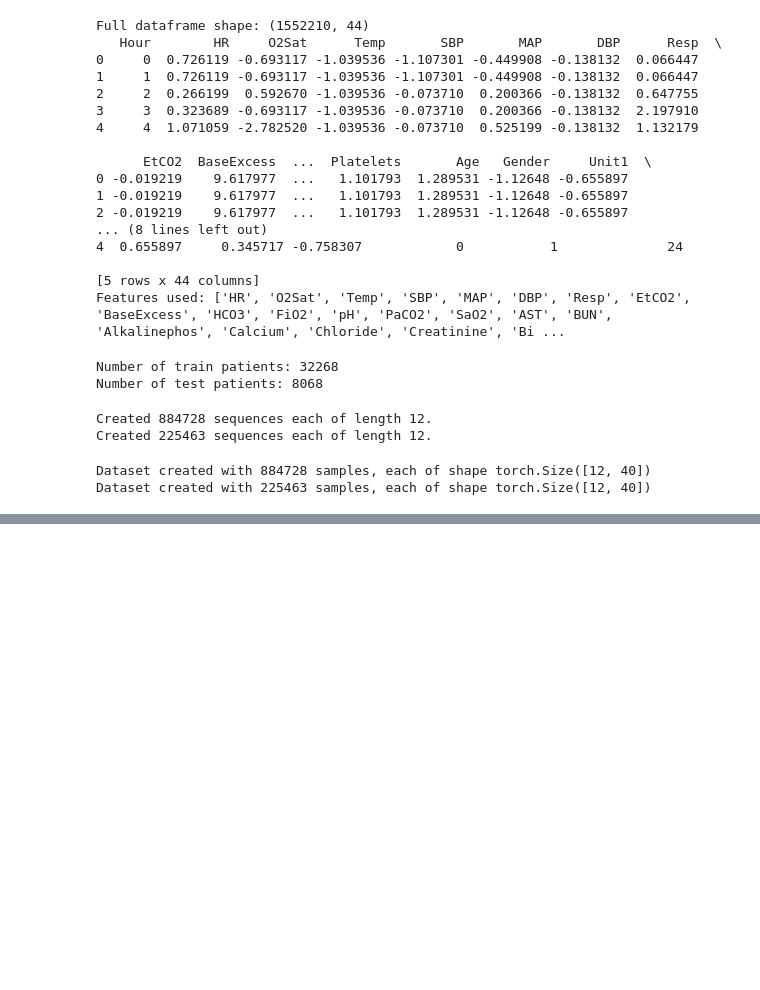
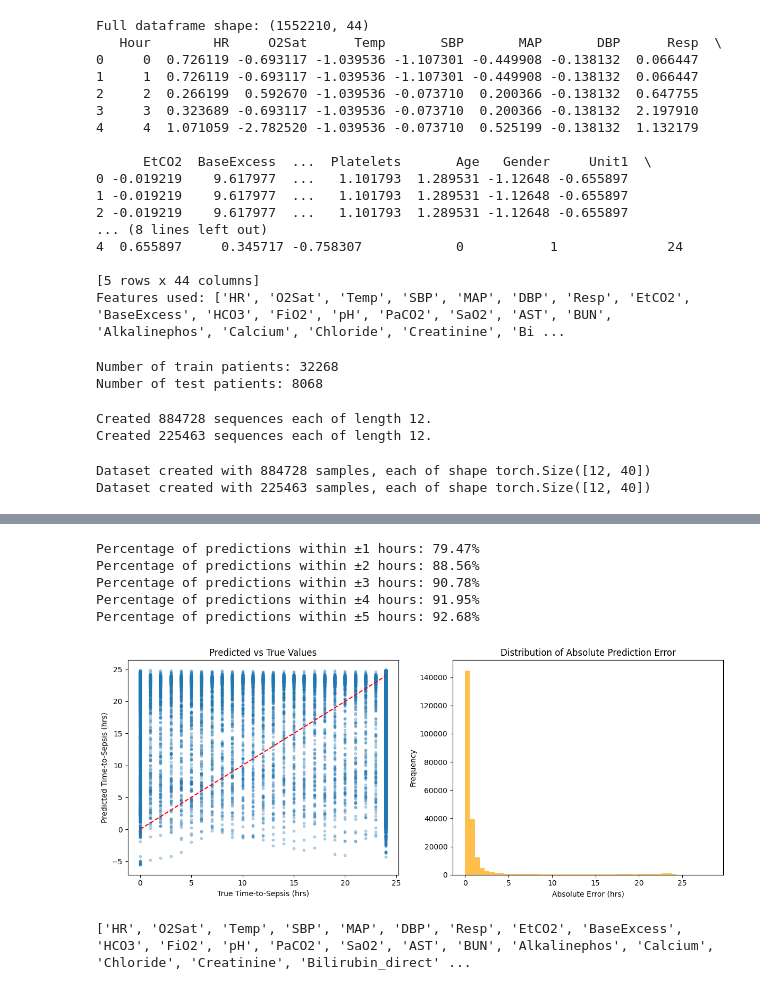
Before and after one commit to Sambarlasagna/Sepsis-Detector, a Jupyter notebook: backend/model/model_training.ipynb, the cells around one changed output, grey strips where cells are left out. Saved outputs shown, nothing was run; the diff lists cells and outputs as text; code cells hidden in the pictures; blank space fills up the shorter version.

Commit message:
implemented model testing

```diff
--- a/backend/model/model_training.ipynb
+++ b/backend/model/model_training.ipynb
@@ -211,0 +247,67 @@ print(f"Final Test Loss (MSE): {test_loss:.4f}")
+# %%
+def error_distribution(model, dataloader, device, thresholds=[1, 2, 3, 4, 5]):
+    model.eval()
+    abs_errors = []
+    with torch.no_grad():
+        for X_batch, y_batch in dataloader:
+            X_batch, y_batch = X_batch.to(device), y_batch.to(device)
+            preds = model(X_batch)
+            abs_errors.extend(torch.abs(preds - y_batch).cpu().numpy())
+    abs_errors = np.array(abs_errors)
+
+    for t in thresholds:
+        within_t = np.mean(abs_errors <= t) * 100
+        print(f"Percentage of predictions within ±{t} hours: {within_t:.2f}%")
+
+    return abs_errors
+
+abs_errors = error_distribution(model, test_loader, device)
+# %% [output]
+Percentage of predictions within ±1 hours: 79.47%
+Percentage of predictions within ±2 hours: 88.56%
+Percentage of predictions within ±3 hours: 90.78%
+Percentage of predictions within ±4 hours: 91.95%
+Percentage of predictions within ±5 hours: 92.68%
+# %%
+import matplotlib.pyplot as plt
+import numpy as np
+
+def plot_predictions_vs_true(model, dataloader, device):
+    model.eval()
+    preds_list, true_list = [], []
+    with torch.no_grad():
+        for X_batch, y_batch in dataloader:
+            X_batch, y_batch = X_batch.to(device), y_batch.to(device)
+            preds = model(X_batch)
+            preds_list.extend(preds.cpu().numpy())
+            true_list.extend(y_batch.cpu().numpy())
+
+    preds_arr = np.array(preds_list)
+    true_arr = np.array(true_list)
+    errors = np.abs(preds_arr - true_arr)
+
+    plt.figure(figsize=(12, 5))
+
+    plt.subplot(1, 2, 1)
+    plt.scatter(true_arr, preds_arr, alpha=0.3, s=10)
+    plt.plot([true_arr.min(), true_arr.max()], [true_arr.min(), true_arr.max()], 'r--')
+    plt.xlabel('True Time-to-Sepsis (hrs)')
+    plt.ylabel('Predicted Time-to-Sepsis (hrs)')
+    plt.title('Predicted vs True Values')
+
+    plt.subplot(1, 2, 2)
+    plt.hist(errors, bins=50, color='orange', alpha=0.7)
+    plt.xlabel('Absolute Error (hrs)')
+    plt.ylabel('Frequency')
+    plt.title('Distribution of Absolute Prediction Error')
+
+    plt.tight_layout()
+    plt.show()
+
+plot_predictions_vs_true(model, test_loader, device)
+# %% [output]
+[figure, added]
+# %%
+print(features)
+# %% [output]
+['HR', 'O2Sat', 'Temp', 'SBP', 'MAP', 'DBP', 'Resp', 'EtCO2', 'BaseExcess', 'HCO3', 'FiO2', 'pH', 'PaCO2', 'SaO2', 'AST', 'BUN', 'Alkalinephos', 'Calcium', 'Chloride', 'Creatinine', 'Bilirubin_direct' ...
```
Also changed, not shown: parts of 3 cells of this notebook, 2 other files.
